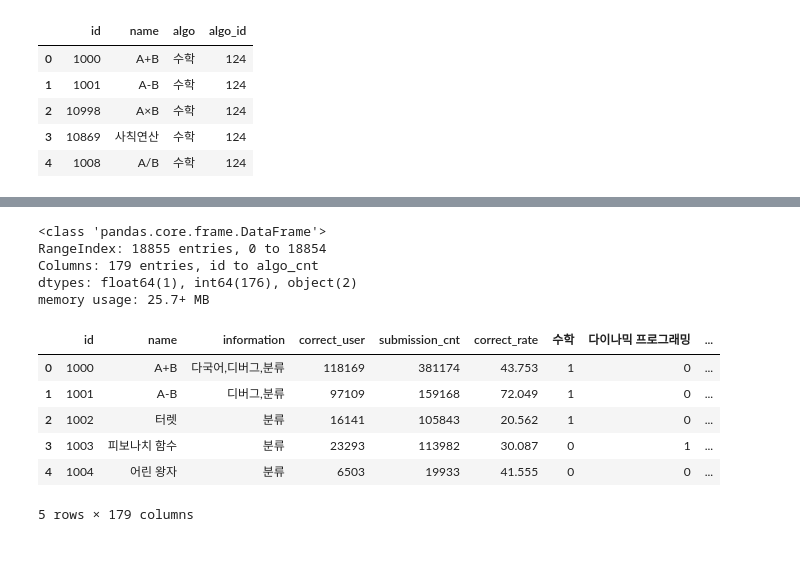
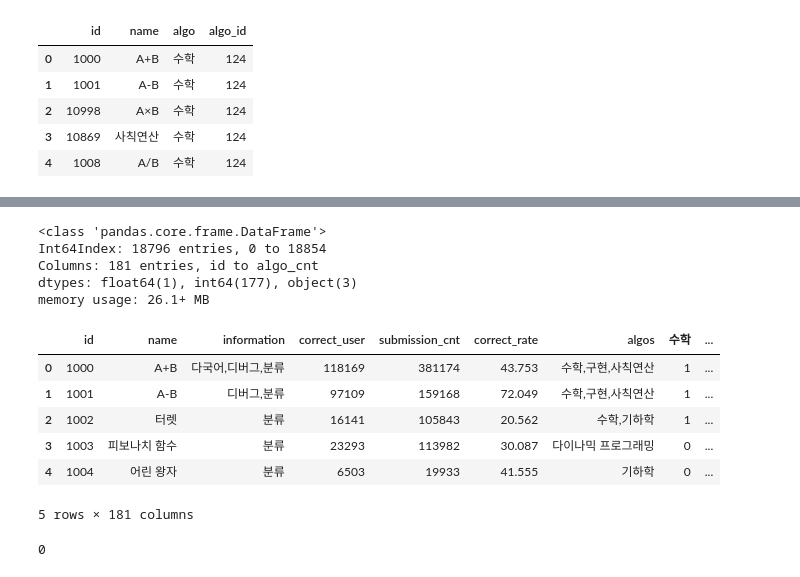
Before and after one commit to esun1903/Algoga, a Jupyter notebook: algorithm/problems.ipynb, the cells around one changed output, grey strips where cells are left out. Drawn from its saved outputs; the diff is of its cells as text; code cells hidden in the pictures.

Commit message:
[S04P23A302-7] feat/kwon/EDA/preprocessing problem data
Former-commit-id: e2190dd07475720ad4fb6b7f05ae6af6a5941772

```diff
--- a/algorithm/problems.ipynb
+++ b/algorithm/problems.ipynb
@@ -170,8 +208,10 @@ memory usage: 725.5+ KB
 | 3 | 10869 | 사칙연산 | 수학 | 124 |
 | 4 | 1008 | A/B | 수학 | 124 |
 # %%
+baekjoon['algos'] = ''
 for column in algorithm['algo_name_kr'] :
     baekjoon[column] = 0
+baekjoon['cnt'] = 0
 # %%
 baekjoon.info()
 baekjoon.head()
@@ -191,6 +231,3 @@ memory usage: 25.6+ MB
-# %%
-for index, row in baekjoon_with_algorithm.iterrows() :
-    problem_id = row['id']
-    algo = row['algo']
-
-    baekjoon.loc[baekjoon['id'] == problem_id, algo] = 1
+# %%
+algorithm_problems = baekjoon_with_algorithm['id'].unique()
+len(algorithm_problems)
@@ -197,3 +236,16 @@ for index, row in baekjoon_with_algorithm.iterrows() :
+# %%
+all_algorithms = []
+
+for problem_id in algorithm_problems :
+    algorithms = list(baekjoon_with_algorithm[baekjoon_with_algorithm['id'] == problem_id]['algo'])
+
+    baekjoon.loc[baekjoon['id'] == problem_id, 'algos'] = ",".join(algorithms)
+    baekjoon.loc[baekjoon['id'] == problem_id, 'cnt'] = len(algorithms)
+
+    all_algorithms.append([problem_id, algorithms])
+
+    for algo in algorithms :
+        baekjoon.loc[baekjoon['id'] == problem_id, algo] = 1
 # %%
 baekjoon.info()
 baekjoon.head()
@@ -213,21 +265,25 @@ memory usage: 25.6+ MB
 # %%
-baekjoon['algo_cnt'] = baekjoon.iloc[:,6:].sum(axis=1)
+baekjoon['algo_cnt'] = baekjoon.iloc[:,7:-1].sum(axis=1)
 
 baekjoon.info()
 baekjoon.head()
 # %% [output]
 <class 'pandas.core.frame.DataFrame'>
-RangeIndex: 18855 entries, 0 to 18854
-Columns: 179 entries, id to algo_cnt
-dtypes: float64(1), int64(176), object(2)
-memory usage: 25.7+ MB
+Int64Index: 18796 entries, 0 to 18854
+Columns: 181 entries, id to algo_cnt
+dtypes: float64(1), int64(177), object(3)
+memory usage: 26.1+ MB
-|  | id | name | information | correct_user | submission_cnt | correct_rate | 수학 | 다이나믹 프로그래밍 | ... |
-| 0 | 1000 | A+B | 다국어,디버그,분류 | 118169 | 381174 | 43.753 | 1 | 0 | ... |
-| 1 | 1001 | A-B | 디버그,분류 | 97109 | 159168 | 72.049 | 1 | 0 | ... |
-| 2 | 1002 | 터렛 | 분류 | 16141 | 105843 | 20.562 | 1 | 0 | ... |
-| 3 | 1003 | 피보나치 함수 | 분류 | 23293 | 113982 | 30.087 | 0 | 1 | ... |
-| 4 | 1004 | 어린 왕자 | 분류 | 6503 | 19933 | 41.555 | 0 | 0 | ... |
+|  | id | name | information | correct_user | submission_cnt | correct_rate | algos | 수학 | ... |
+| 0 | 1000 | A+B | 다국어,디버그,분류 | 118169 | 381174 | 43.753 | 수학,구현,사칙연산 | 1 | ... |
+| 1 | 1001 | A-B | 디버그,분류 | 97109 | 159168 | 72.049 | 수학,구현,사칙연산 | 1 | ... |
+| 2 | 1002 | 터렛 | 분류 | 16141 | 105843 | 20.562 | 수학,기하학 | 1 | ... |
+| 3 | 1003 | 피보나치 함수 | 분류 | 23293 | 113982 | 30.087 | 다이나믹 프로그래밍 | 0 | ... |
+| 4 | 1004 | 어린 왕자 | 분류 | 6503 | 19933 | 41.555 | 기하학 | 0 | ... |
-5 rows × 179 columns
+5 rows × 181 columns
+# %%
+sum(baekjoon['algo_cnt'] != baekjoon['cnt'])
+# %% [output]
+0
 # %%
 recommend_problems = baekjoon.loc[baekjoon['algo_cnt'] != 0, :]
 recommend_problems.info()
```
Also changed, not shown: parts of 20 cells of this notebook.
